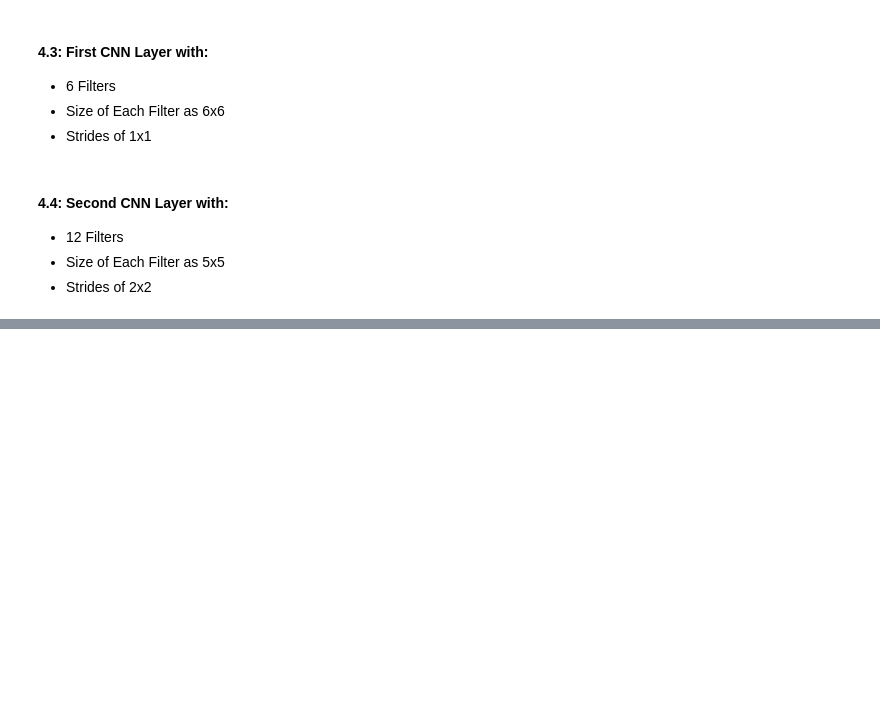
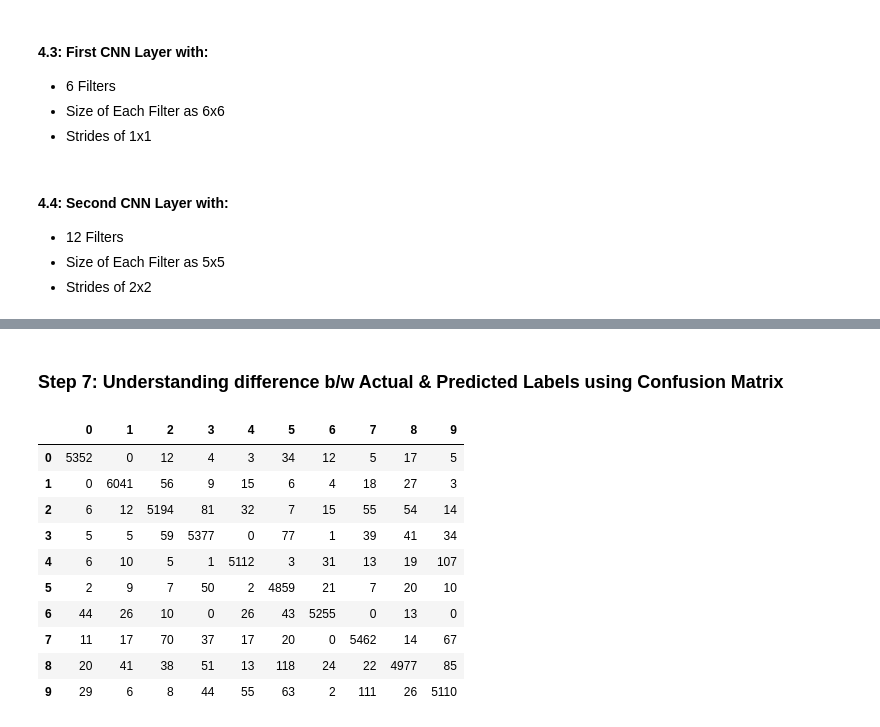
Before and after one commit to niveditphoenix/DataScience_Projects_Portfolio, a Jupyter notebook: Deep Learning Projects Using Tensorflow & KERAS/MNIST_Digit_Recognition_CNN_DL.ipynb, the cells around one changed output, grey strips where cells are left out. Saved outputs shown, nothing was run; the diff lists cells and outputs as text; code cells hidden in the pictures; blank space fills up the shorter version.

```diff
--- a/Deep Learning Projects Using Tensorflow & KERAS/MNIST_Digit_Recognition_CNN_DL.ipynb
+++ b/Deep Learning Projects Using Tensorflow & KERAS/MNIST_Digit_Recognition_CNN_DL.ipynb
@@ -240,0 +325,3 @@ model.summary()
+# %%
+label_trainY = fun_get_label(trainY)
+label_testY = fun_get_label(testY)
@@ -240,0 +344,3 @@ model.summary()
+# %%
+trainY['Actual_label'] = label_trainY
+testY['Actual_label'] = label_testY
@@ -240,0 +361,3 @@ model.summary()
+# %%
+trainY['Pred_label'] = pred_train
+testY['Pred_label'] = pred_test
@@ -240,0 +434,2 @@ model.summary()
+# %% [markdown]
+### Step 7: Understanding difference b/w Actual & Predicted Labels using Confusion Matrix
@@ -240,0 +439,17 @@ model.summary()
+# %%
+train_conf = pd.DataFrame(confusion_matrix(trainY.Actual_label, trainY.Pred_label))
+test_conf = pd.DataFrame(confusion_matrix(testY.Actual_label, testY.Pred_label))
+# %%
+train_conf
+# %% [output]
+|  | 0 | 1 | 2 | 3 | 4 | 5 | 6 | 7 | 8 | 9 |
+| 0 | 5352 | 0 | 12 | 4 | 3 | 34 | 12 | 5 | 17 | 5 |
+| 1 | 0 | 6041 | 56 | 9 | 15 | 6 | 4 | 18 | 27 | 3 |
+| 2 | 6 | 12 | 5194 | 81 | 32 | 7 | 15 | 55 | 54 | 14 |
+| 3 | 5 | 5 | 59 | 5377 | 0 | 77 | 1 | 39 | 41 | 34 |
+| 4 | 6 | 10 | 5 | 1 | 5112 | 3 | 31 | 13 | 19 | 107 |
+| 5 | 2 | 9 | 7 | 50 | 2 | 4859 | 21 | 7 | 20 | 10 |
+| 6 | 44 | 26 | 10 | 0 | 26 | 43 | 5255 | 0 | 13 | 0 |
+| 7 | 11 | 17 | 70 | 37 | 17 | 20 | 0 | 5462 | 14 | 67 |
+| 8 | 20 | 41 | 38 | 51 | 13 | 118 | 24 | 22 | 4977 | 85 |
+| 9 | 29 | 6 | 8 | 44 | 55 | 63 | 2 | 111 | 26 | 5110 |
```
Also changed, not shown: parts of 50 cells of this notebook.
